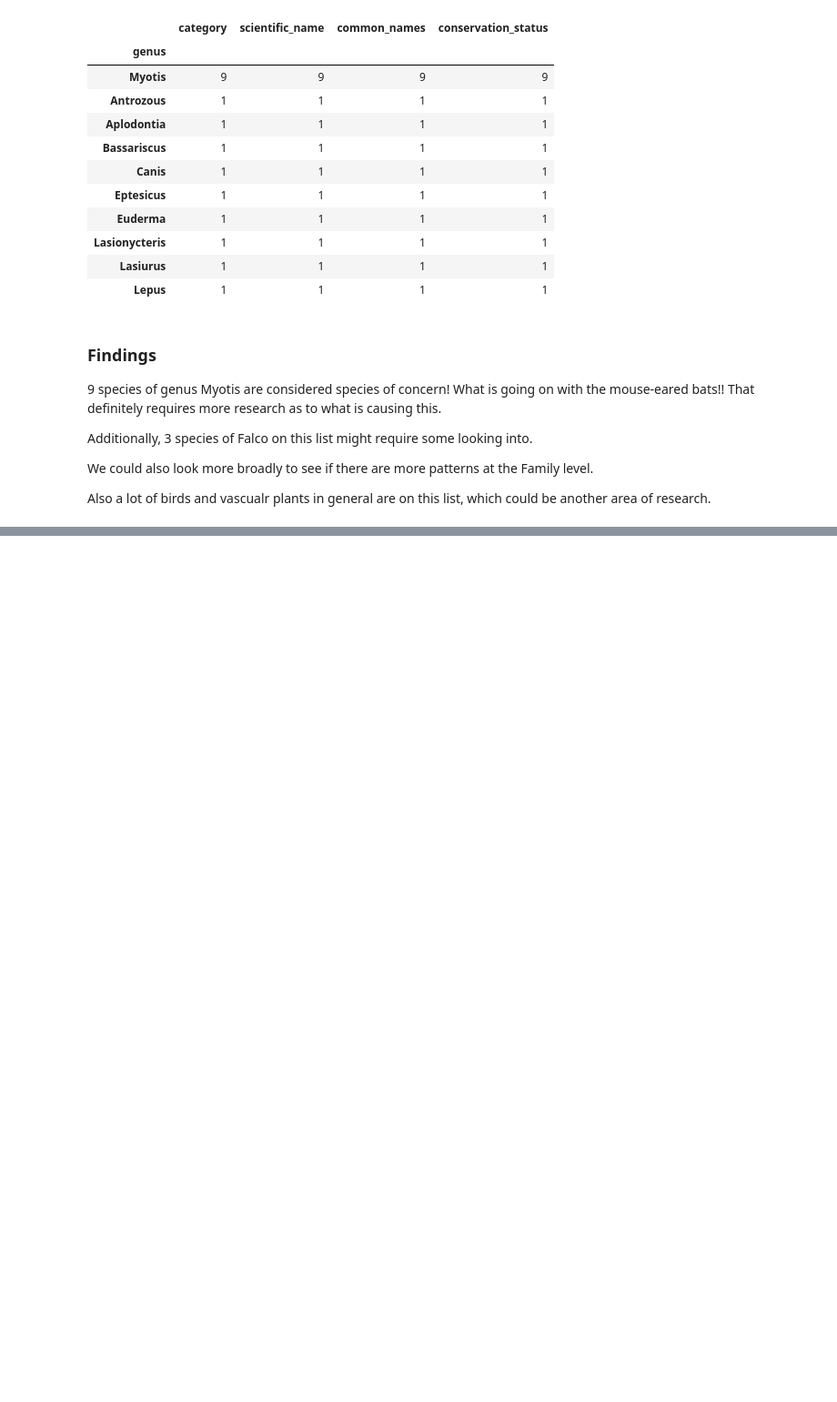
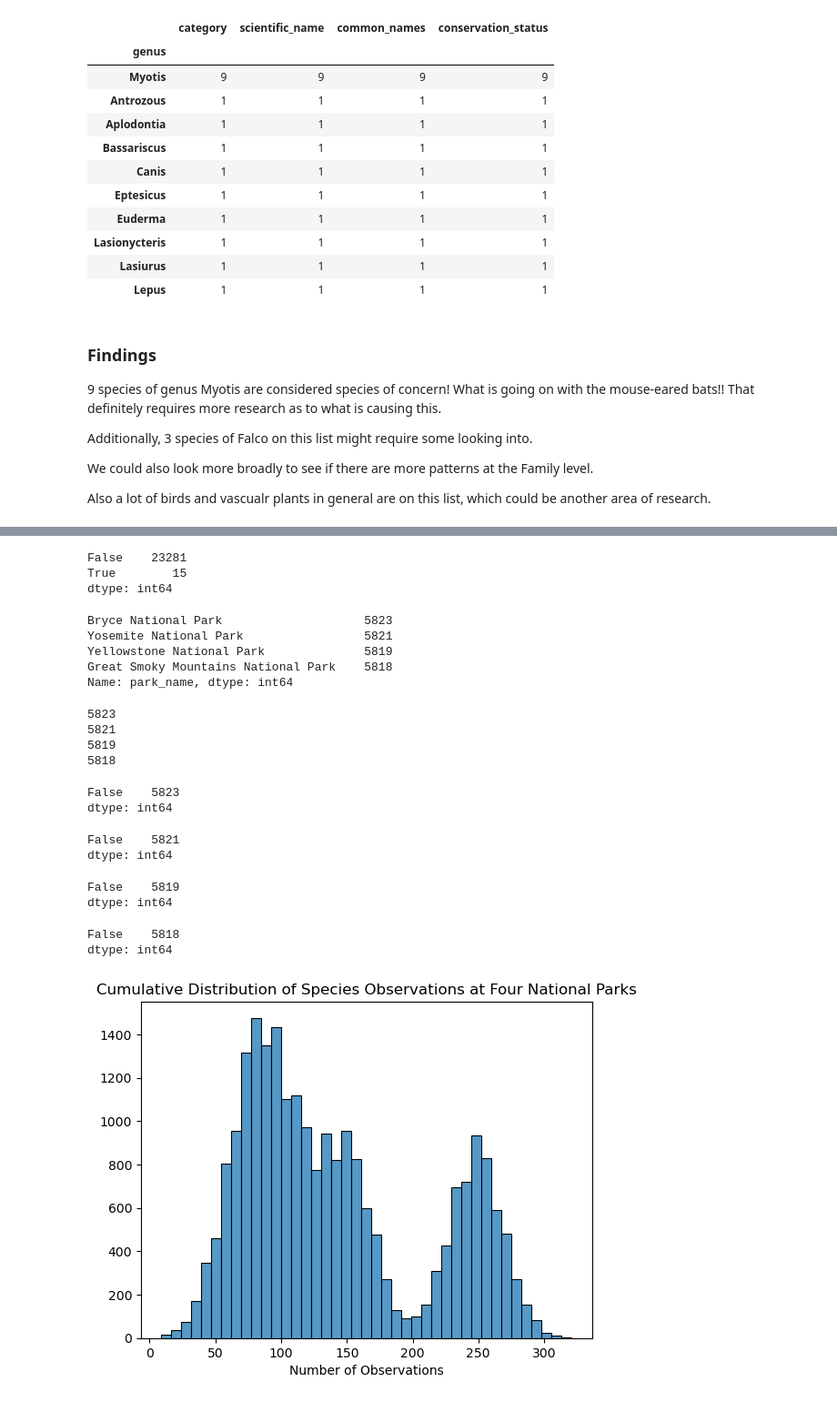
Before and after one commit to arcwoodw/Biodiversity_National_Parks, a Jupyter notebook: biodiversity.ipynb, the cells around one changed output, grey strips where cells are left out. Shown: that part at 91% size. Saved outputs shown, nothing was run; the diff lists cells and outputs as text; code cells hidden in the pictures; blank space fills up the shorter version.

Commit message:
Part 2
Data cleaning and EDA of observations dataset, preliminary analysis of both datasets with initial findings

```diff
--- a/biodiversity.ipynb
+++ b/biodiversity.ipynb
@@ -384,0 +436,16 @@ Also a lot of birds and vascualr plants in general are on this list, which could
+# %%
+observations.duplicated().value_counts()
+# %% [output]
+False    23281
+True        15
+dtype: int64
+# %%
+observations = observations.drop_duplicates()
+# %%
+observations.park_name.value_counts()
+# %% [output]
+Bryce National Park                    5823
+Yosemite National Park                 5821
+Yellowstone National Park              5819
+Great Smoky Mountains National Park    5818
+Name: park_name, dtype: int64
@@ -384,0 +477,38 @@ Also a lot of birds and vascualr plants in general are on this list, which could
+# %%
+print(len(Bryce_NP))
+print(len(Yosemite_NP))
+print(len(Yellowstone_NP))
+print(len(GSM_NP))
+# %% [output]
+5823
+5821
+5819
+5818
+# %%
+Bryce_NP.duplicated().value_counts()
+# %% [output]
+False    5823
+dtype: int64
+# %%
+Yosemite_NP.duplicated().value_counts()
+# %% [output]
+False    5821
+dtype: int64
+# %%
+Yellowstone_NP.duplicated().value_counts()
+# %% [output]
+False    5819
+dtype: int64
+# %%
+GSM_NP.duplicated().value_counts()
+# %% [output]
+False    5818
+dtype: int64
+# %%
+sns.histplot(data=observations, x='observations')
+plt.title('Cumulative Distribution of Species Observations at Four National Parks')
+plt.ylabel('')
+plt.xlabel('Number of Observations')
+plt.show()
+# %% [output]
+[figure, added]
```
Also changed, not shown: parts of 24 cells of this notebook, 1 other file.
